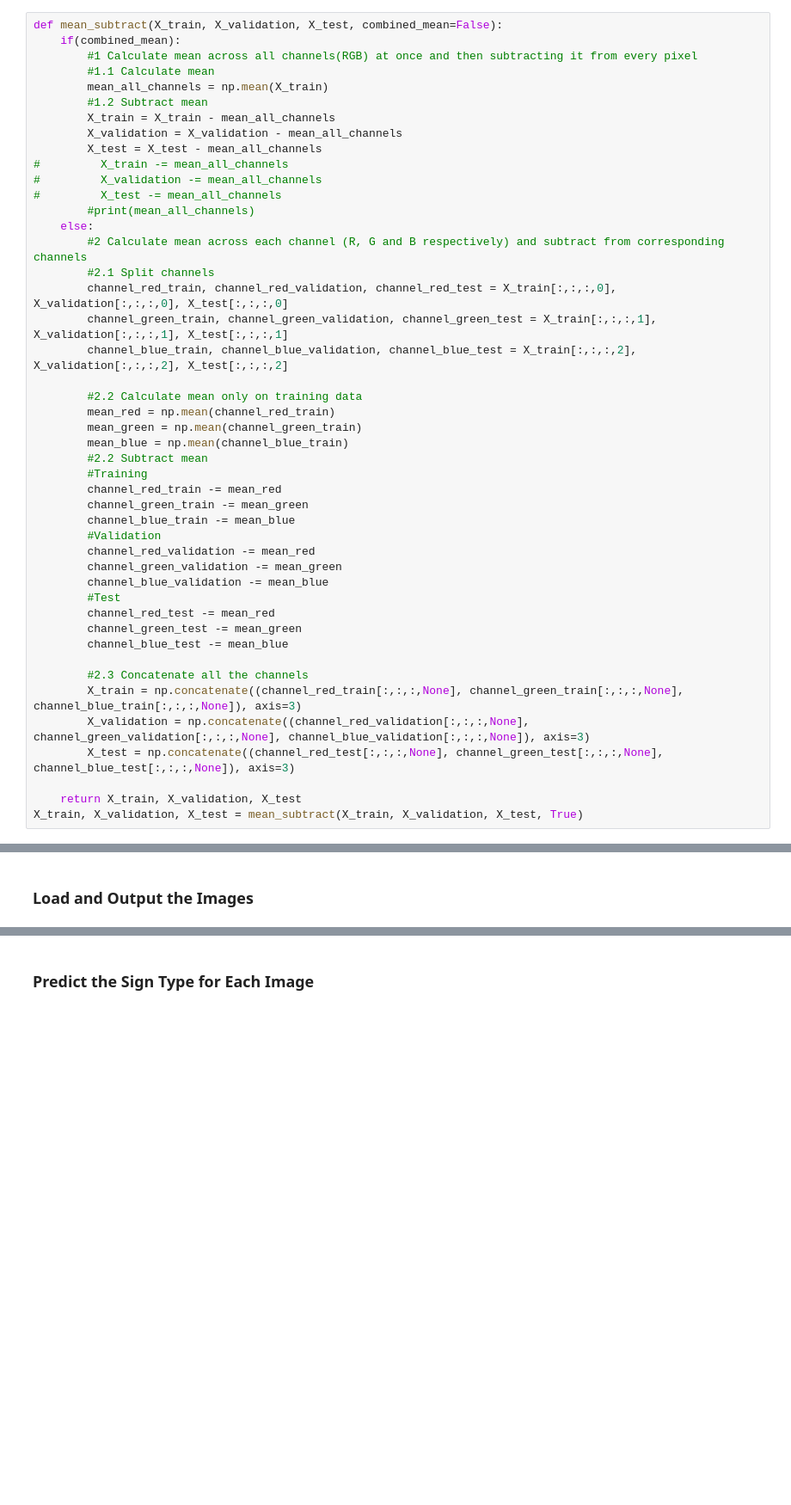
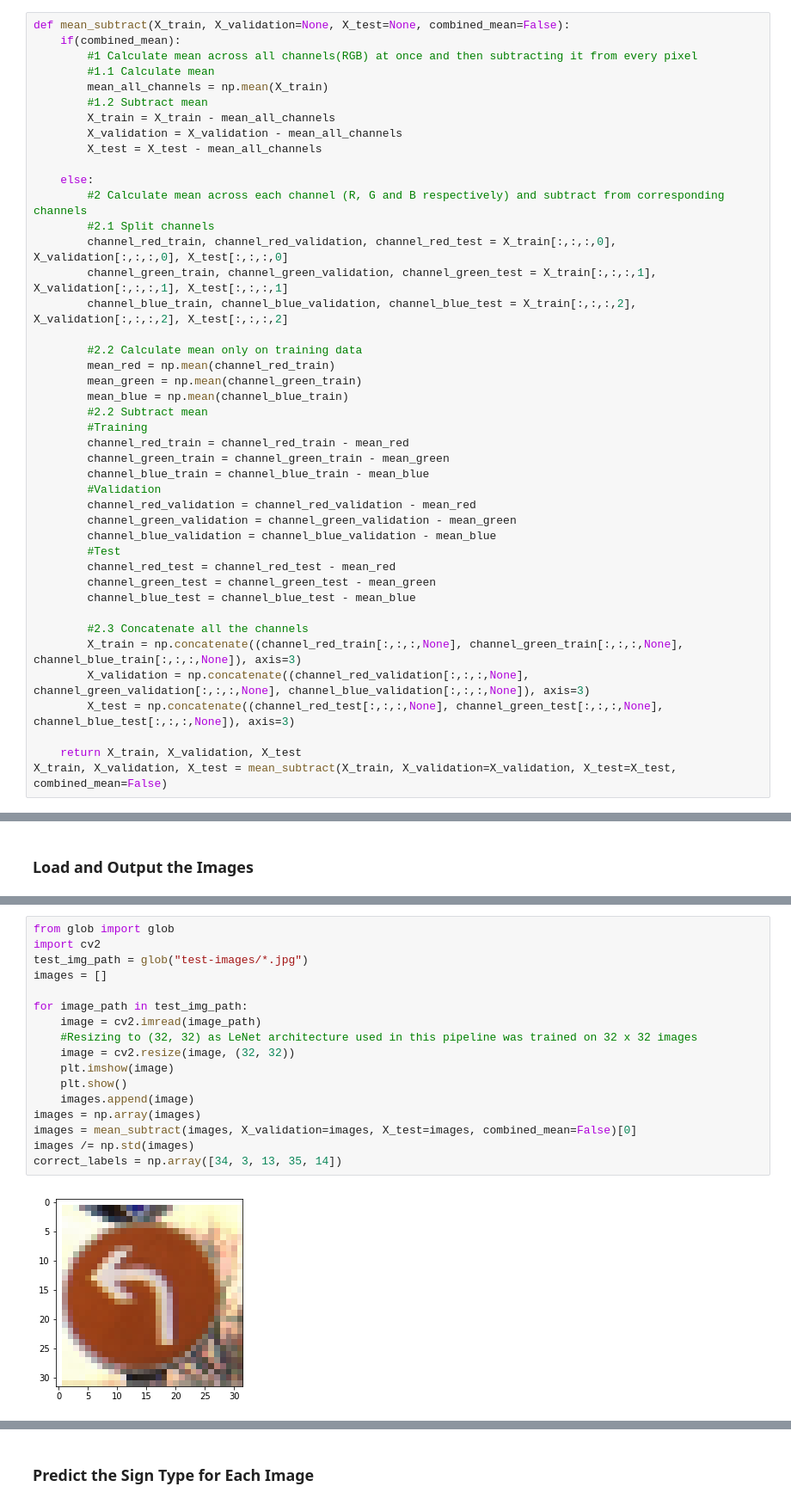
Before and after one commit to sohonisaurabh/self-learning, a Jupyter notebook: Udacity - SDCND/Term-I/projects/Traffic_Sign_Classifier/Traffic_Sign_Classifier-revisited.ipynb, the cells around one changed output, grey strips where cells are left out. Shown: that part at 86% size. Drawn from its saved outputs; the diff is of its cells as text; blank space fills up the shorter version.

```diff
--- a/Udacity - SDCND/Term-I/projects/Traffic_Sign_Classifier/Traffic_Sign_Classifier-revisited.ipynb
+++ b/Udacity - SDCND/Term-I/projects/Traffic_Sign_Classifier/Traffic_Sign_Classifier-revisited.ipynb
@@ -193,7 +140,7 @@ def rotate(images, labels, deg):
 # %% [markdown]
 ### Mean Subtraction
 # %%
-def mean_subtract(X_train, X_validation, X_test, combined_mean=False):
+def mean_subtract(X_train, X_validation=None, X_test=None, combined_mean=False):
     if(combined_mean):
         #1 Calculate mean across all channels(RGB) at once and then subtracting it from every pixel
         #1.1 Calculate mean
@@ -202,10 +149,7 @@ def mean_subtract(X_train, X_validation, X_test, combined_mean=False):
         X_train = X_train - mean_all_channels
         X_validation = X_validation - mean_all_channels
         X_test = X_test - mean_all_channels
-#         X_train -= mean_all_channels
-#         X_validation -= mean_all_channels
-#         X_test -= mean_all_channels
-        #print(mean_all_channels)
+
     else:
         #2 Calculate mean across each channel (R, G and B respectively) and subtract from corresponding channels
         #2.1 Split channels
@@ -219,17 +163,17 @@ def mean_subtract(X_train, X_validation, X_test, combined_mean=False):
         mean_blue = np.mean(channel_blue_train)
         #2.2 Subtract mean
         #Training
-        channel_red_train -= mean_red
-        channel_green_train -= mean_green
-        channel_blue_train -= mean_blue
+        channel_red_train = channel_red_train - mean_red
+        channel_green_train = channel_green_train - mean_green
+        channel_blue_train = channel_blue_train - mean_blue
         #Validation
-        channel_red_validation -= mean_red
-        channel_green_validation -= mean_green
-        channel_blue_validation -= mean_blue
+        channel_red_validation = channel_red_validation - mean_red
+        channel_green_validation = channel_green_validation - mean_green
+        channel_blue_validation = channel_blue_validation - mean_blue
         #Test
-        channel_red_test -= mean_red
-        channel_green_test -= mean_green
-        channel_blue_test -= mean_blue
+        channel_red_test = channel_red_test - mean_red
+        channel_green_test = channel_green_test - mean_green
+        channel_blue_test = channel_blue_test - mean_blue
 
         #2.3 Concatenate all the channels
         X_train = np.concatenate((channel_red_train[:,:,:,None], channel_green_train[:,:,:,None], channel_blue_train[:,:,:,None]), axis=3)
@@ -237,7 +181,7 @@ def mean_subtract(X_train, X_validation, X_test, combined_mean=False):
         X_test = np.concatenate((channel_red_test[:,:,:,None], channel_green_test[:,:,:,None], channel_blue_test[:,:,:,None]), axis=3)
 
     return X_train, X_validation, X_test
-X_train, X_validation, X_test = mean_subtract(X_train, X_validation, X_test, True)
+X_train, X_validation, X_test = mean_subtract(X_train, X_validation=X_validation, X_test=X_test, combined_mean=False)
 # %% [markdown]
 ### Normalization
 # %%
@@ -522,0 +397,19 @@ You may find `signnames.csv` useful as it contains mappings from the class id (i
+# %%
+from glob import glob
+import cv2
+test_img_path = glob("test-images/*.jpg")
+images = []
+
+for image_path in test_img_path:
+    image = cv2.imread(image_path)
+    #Resizing to (32, 32) as LeNet architecture used in this pipeline was trained on 32 x 32 images
+    image = cv2.resize(image, (32, 32))
+    plt.imshow(image)
+    plt.show()
+    images.append(image)
+images = np.array(images)
+images = mean_subtract(images, X_validation=images, X_test=images, combined_mean=False)[0]
+images /= np.std(images)
+correct_labels = np.array([34, 3, 13, 35, 14])
+# %% [output]
+[figure, added]
```
Also changed, not shown: parts of 26 cells of this notebook, 8 other files.
